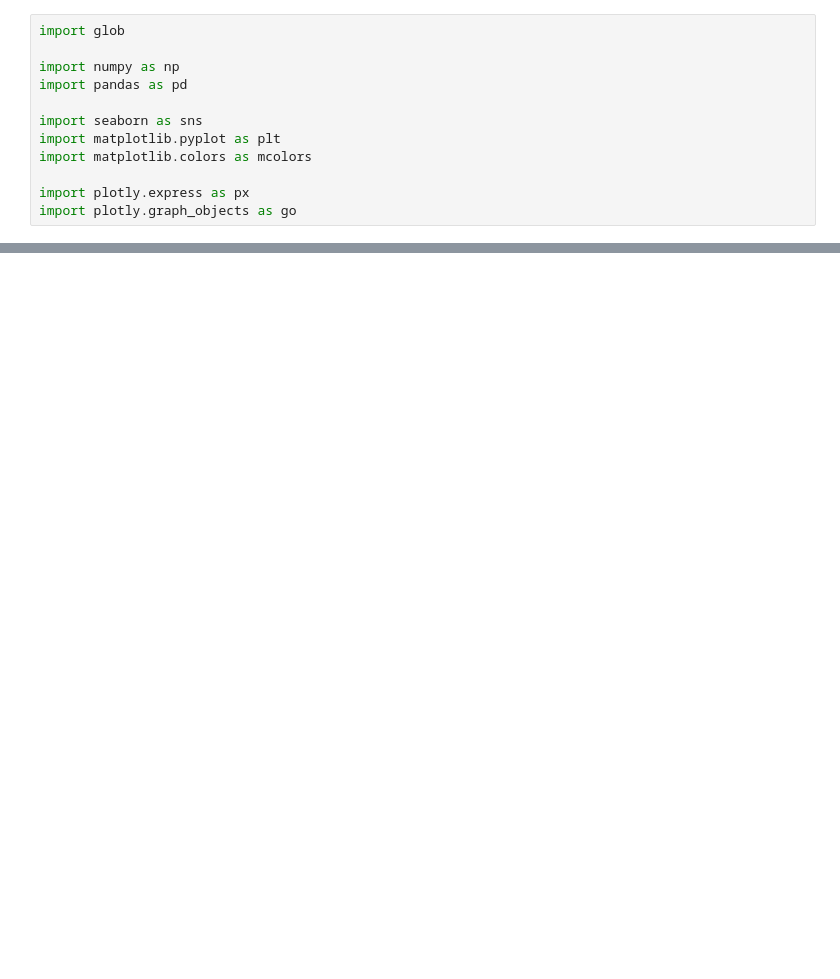
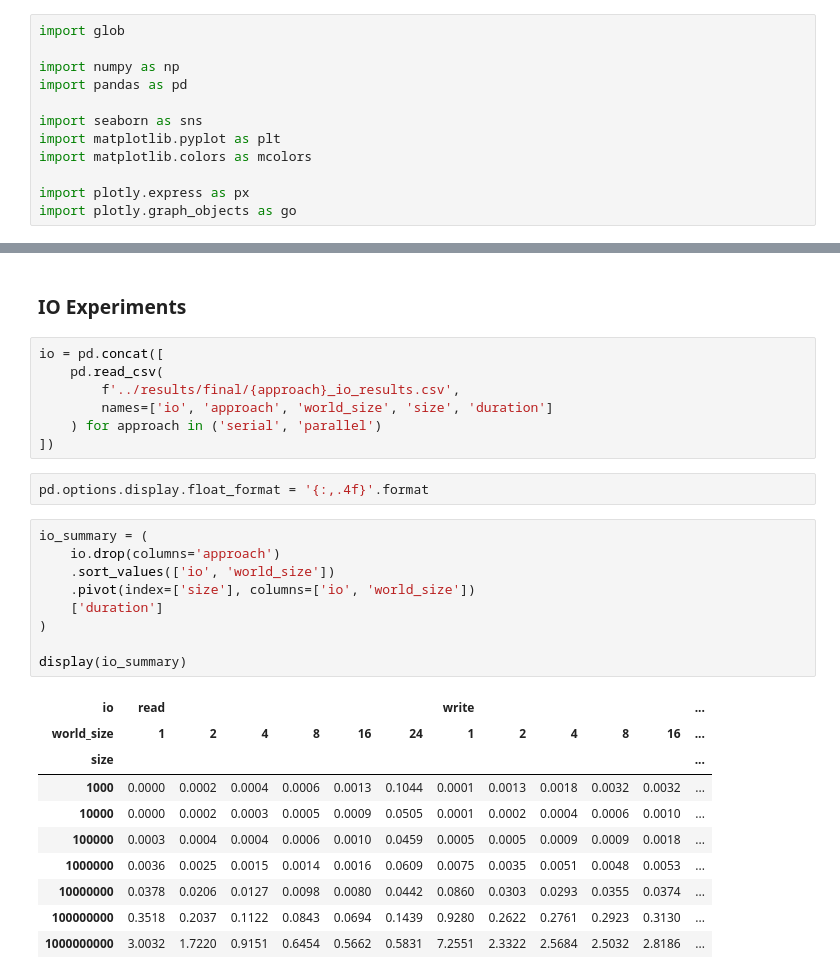
Before and after one commit to tanghyd/CITS5507Project2, a Jupyter notebook: notebooks/analysis.ipynb, the cells around one changed output, grey strips where cells are left out. Cells and saved outputs as stored; diff of their text form; blank space fills up the shorter version.

```diff
--- a/notebooks/analysis.ipynb
+++ b/notebooks/analysis.ipynb
@@ -135,0 +155,31 @@ df = df.drop_duplicates()
+# %% [markdown]
+### IO Experiments
+# %%
+io = pd.concat([
+    pd.read_csv(
+        f'../results/final/{approach}_io_results.csv',
+        names=['io', 'approach', 'world_size', 'size', 'duration']
+    ) for approach in ('serial', 'parallel')
+])
+# %%
+pd.options.display.float_format = '{:,.4f}'.format
+# %%
+io_summary = (
+    io.drop(columns='approach')
+    .sort_values(['io', 'world_size'])
+    .pivot(index=['size'], columns=['io', 'world_size'])
+    ['duration']
+)
+
+display(io_summary)
+# %% [output]
+| io | read |  |  |  |  |  | write |  |  |  |  | ... |
+| world_size | 1 | 2 | 4 | 8 | 16 | 24 | 1 | 2 | 4 | 8 | 16 | ... |
+| size |  |  |  |  |  |  |  |  |  |  |  | ... |
+| 1000 | 0.0000 | 0.0002 | 0.0004 | 0.0006 | 0.0013 | 0.1044 | 0.0001 | 0.0013 | 0.0018 | 0.0032 | 0.0032 | ... |
+| 10000 | 0.0000 | 0.0002 | 0.0003 | 0.0005 | 0.0009 | 0.0505 | 0.0001 | 0.0002 | 0.0004 | 0.0006 | 0.0010 | ... |
+| 100000 | 0.0003 | 0.0004 | 0.0004 | 0.0006 | 0.0010 | 0.0459 | 0.0005 | 0.0005 | 0.0009 | 0.0009 | 0.0018 | ... |
+| 1000000 | 0.0036 | 0.0025 | 0.0015 | 0.0014 | 0.0016 | 0.0609 | 0.0075 | 0.0035 | 0.0051 | 0.0048 | 0.0053 | ... |
+| 10000000 | 0.0378 | 0.0206 | 0.0127 | 0.0098 | 0.0080 | 0.0442 | 0.0860 | 0.0303 | 0.0293 | 0.0355 | 0.0374 | ... |
+| 100000000 | 0.3518 | 0.2037 | 0.1122 | 0.0843 | 0.0694 | 0.1439 | 0.9280 | 0.2622 | 0.2761 | 0.2923 | 0.3130 | ... |
+| 1000000000 | 3.0032 | 1.7220 | 0.9151 | 0.6454 | 0.5662 | 0.5831 | 7.2551 | 2.3322 | 2.5684 | 2.5032 | 2.8186 | ... |
```
Also changed, not shown: parts of 18 cells of this notebook, 6 other files.
